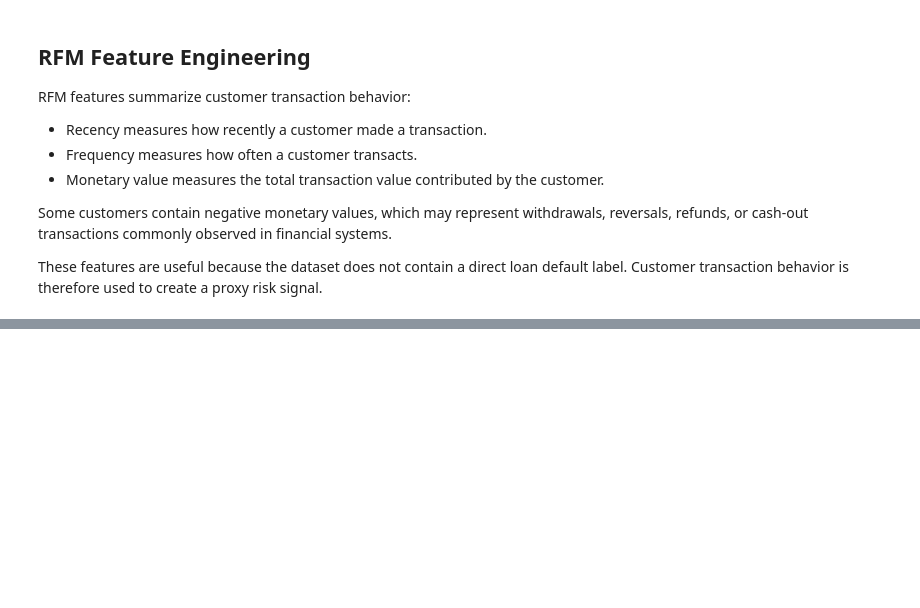
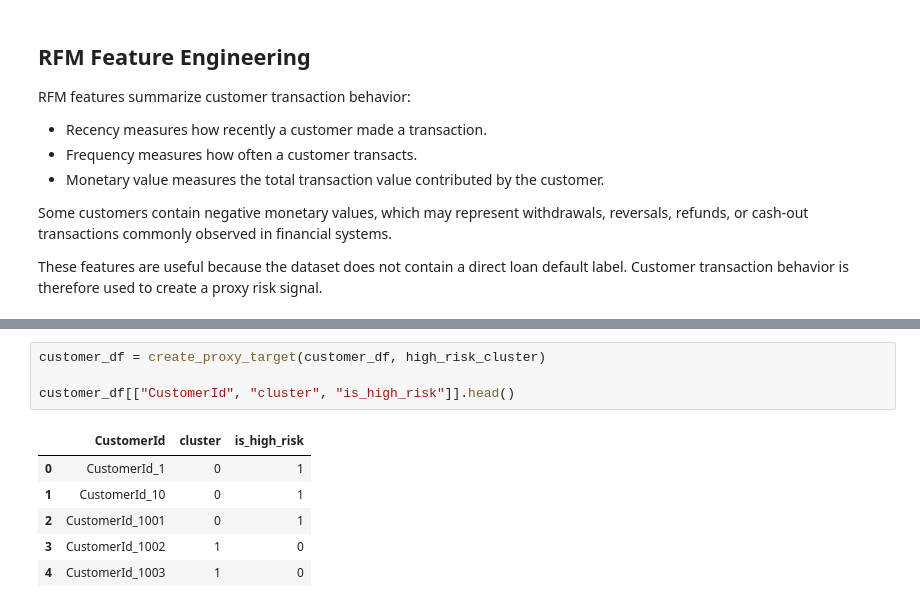
Before and after one commit to Bilen189/credit-risk-model, a Jupyter notebook: notebooks/03_feature_engineering.ipynb, the cells around one changed output, grey strips where cells are left out. Cells and saved outputs as stored; diff of their text form; blank space fills up the shorter version.

```diff
--- a/notebooks/03_feature_engineering.ipynb
+++ b/notebooks/03_feature_engineering.ipynb
@@ -114,0 +157,11 @@ These features are useful because the dataset does not contain a direct loan def
+# %%
+customer_df = create_proxy_target(customer_df, high_risk_cluster)
+
+customer_df[["CustomerId", "cluster", "is_high_risk"]].head()
+# %% [output]
+|  | CustomerId | cluster | is_high_risk |
+| 0 | CustomerId_1 | 0 | 1 |
+| 1 | CustomerId_10 | 0 | 1 |
+| 2 | CustomerId_1001 | 0 | 1 |
+| 3 | CustomerId_1002 | 1 | 0 |
+| 4 | CustomerId_1003 | 1 | 0 |
```
Also changed, not shown: parts of 6 cells of this notebook.
